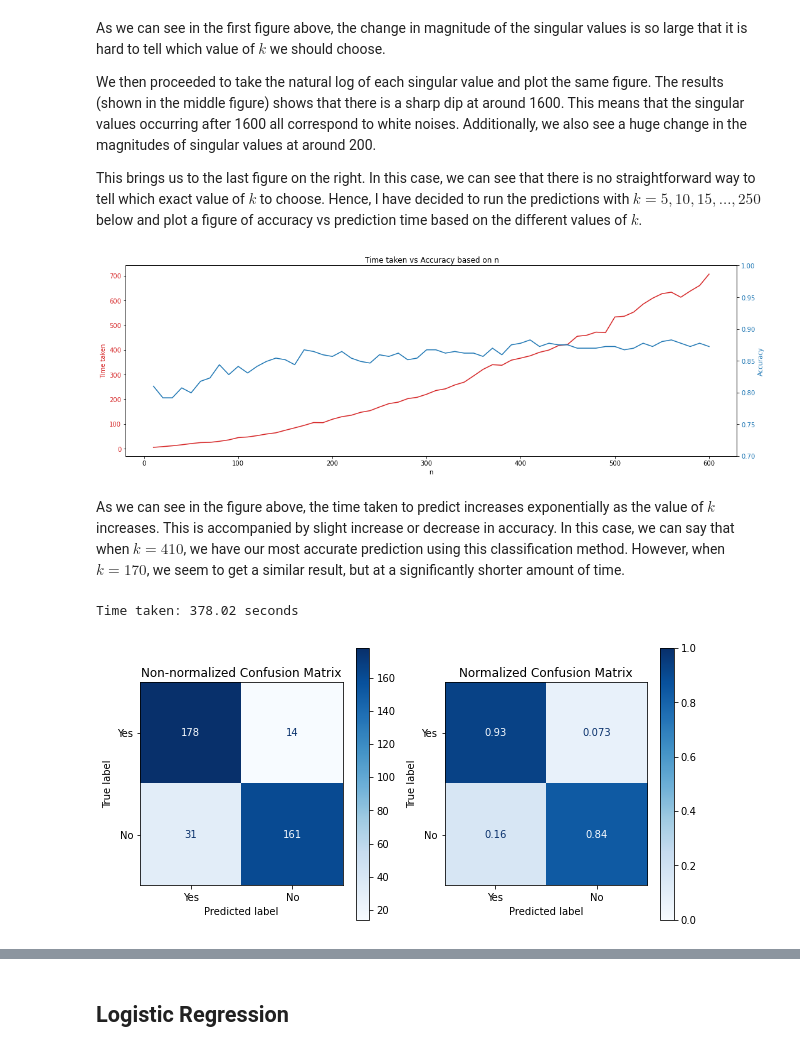
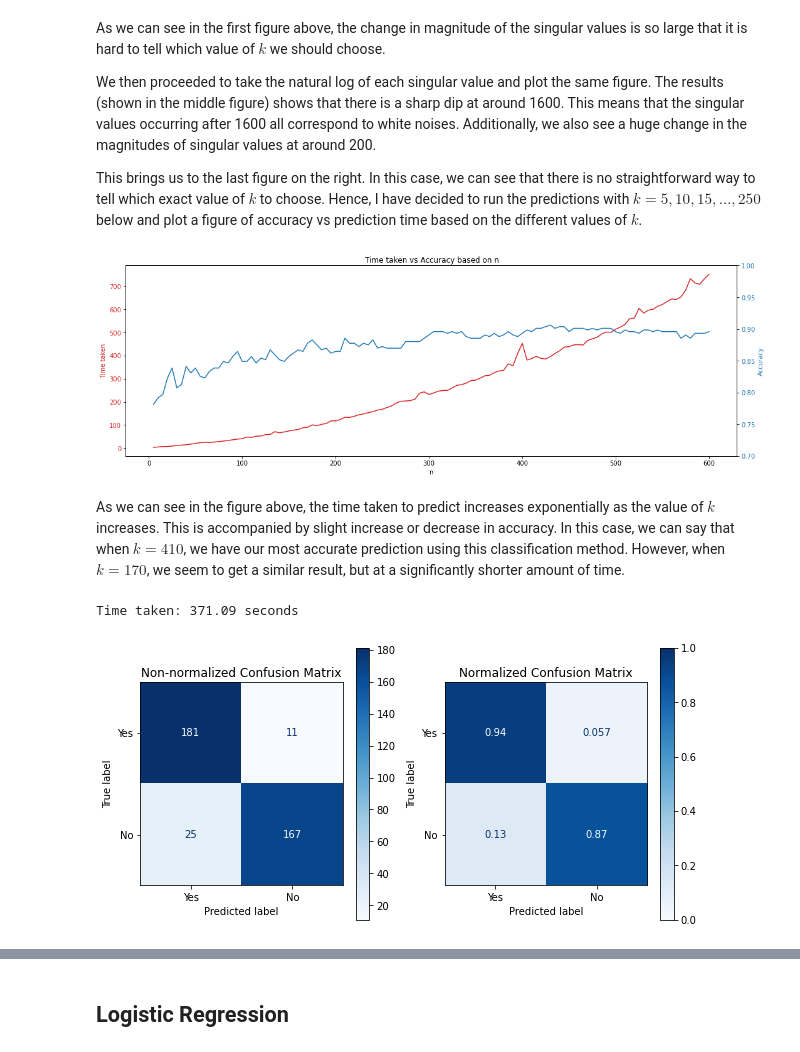
Before and after one commit to zengfung/MaskDetectionWithPython, a Jupyter notebook: Machine Learning Classification and Analysis.ipynb, the cells around one changed output, grey strips where cells are left out. Saved outputs shown, nothing was run; the diff lists cells and outputs as text; code cells hidden in the pictures.

```diff
--- a/Machine Learning Classification and Analysis.ipynb
+++ b/Machine Learning Classification and Analysis.ipynb
@@ -324,45 +329,45 @@ This brings us to the last figure on the right. In this case, we can see that th
 # %%
 time_taken = []
 accuracy = []
-n = list(range(5,250,5))
+n = list(range(5,601,5))
 
 for i in n:
     start = time.time()
     test_y_pred = classify_test(test_x, i, train_U)
     end = time.time()
     time_taken.append(round(end - start, 2))
     confmat = confusion_matrix(test_y_true, test_y_pred, labels = ['Yes', 'No'])
     acc = (confmat[0][0] + confmat[1][1]) / np.sum(confmat)
     accuracy.append(acc)
 
 fig, ax1 = plt.subplots(figsize = (15,5))
 
 color = 'tab:red'
 ax1.set_xlabel('n')
 ax1.set_ylabel('Time taken', color=color)
 ax1.plot(n, time_taken, color=color)
 ax1.tick_params(axis='y', labelcolor=color)
 
 ax2 = ax1.twinx()  # instantiate a second axes that shares the same x-axis
 
 color = 'tab:blue'
 ax2.set_ylabel('Accuracy', color=color)  # we already handled the x-label with ax1
 ax2.plot(n, accuracy, color=color)
 ax2.tick_params(axis='y', labelcolor=color)
 ax2.set_ylim([0.7,1])
 
 fig.suptitle('Time taken vs Accuracy based on n', y = 1)
 fig.tight_layout()  # otherwise the right y-label is slightly clipped
 plt.show()
 # %% [output]
-[figure, old version]
+[figure, new version]
 # %% [markdown]
 As we can see in the figure above, the time taken to predict increases exponentially as the value of $k$ increases. This is accompanied by slight increase or decrease in accuracy. In this case, we can say that when $k = 410$, we have our most accurate prediction using this classification method. However, when $k = 170$, we seem to get a similar result, but at a significantly shorter amount of time.
 # %%
 from sklearn.metrics import ConfusionMatrixDisplay
 
 start = time.time()
-test_y_pred = classify_test(test_x, 410, train_U)
+test_y_pred = classify_test(test_x, 430, train_U)
 end = time.time()
 time_taken = end - start
 
@@ -380,7 +385,7 @@ for i, normal in enumerate([None, 'true']):
         disp.ax_.set_title('Normalized Confusion Matrix')
         disp.im_.set_clim(0,1)
 # %% [output]
-Time taken: 378.02 seconds
+Time taken: 371.09 seconds
-[figure, old version]
+[figure, new version]
 # %%
 start = time.time()
```
Also changed, not shown: parts of 12 cells of this notebook.
